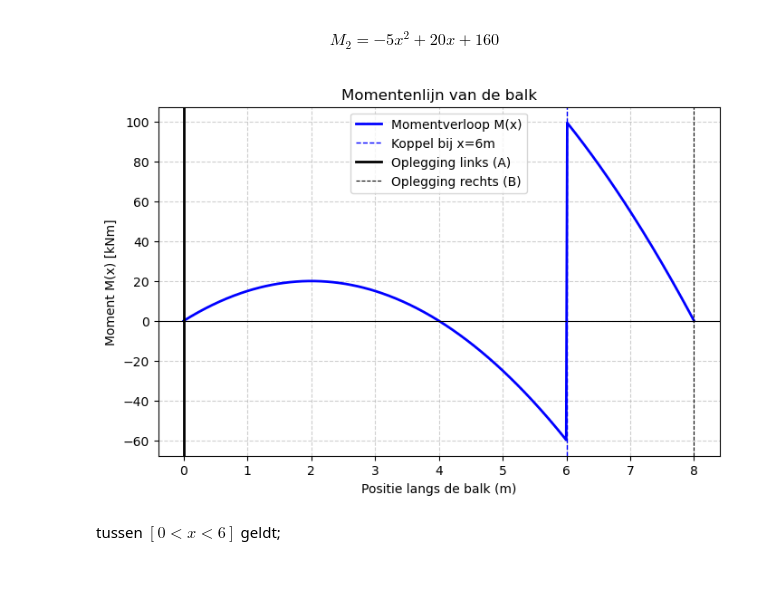
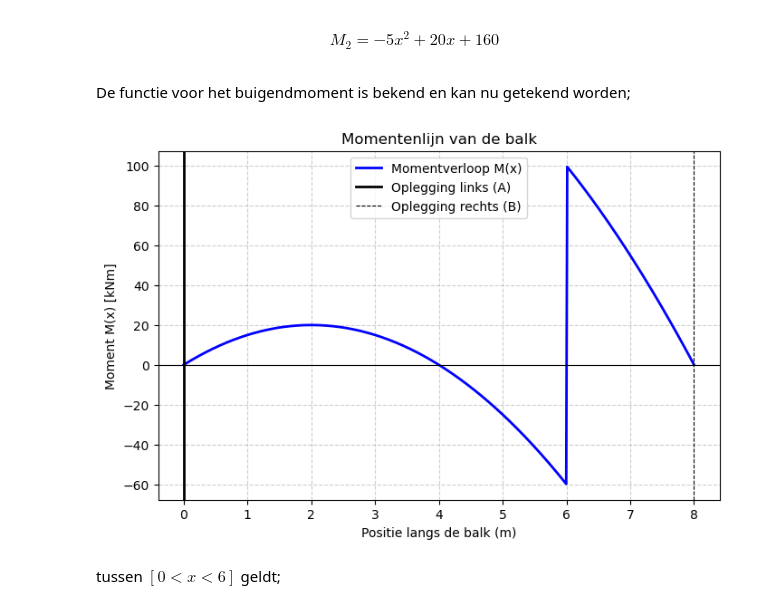
Before and after one commit to HHS-boeken/Mechanica, a Jupyter notebook: book/H1/Opgave_les3.ipynb, the cells around one changed output. Cells and saved outputs as stored; diff of their text form; code cells hidden in the pictures; blank space fills up the shorter version.

```diff
--- a/book/H1/Opgave_les3.ipynb
+++ b/book/H1/Opgave_les3.ipynb
@@ -12,6 +12,8 @@ tussen $[6 < x < 8]$ geldt;
 \begin{align}
  M_2 = -5x^2+20x+160
 \end{align}
+# %% [markdown]
+De functie voor het buigendmoment is bekend en kan nu getekend worden;
 # %%
 import numpy as np
 import matplotlib.pyplot as plt
@@ -21,35 +23,35 @@ L = 8       # Lengte van de balk (m)
 x_C = 6     # Locatie van het koppel (m)
 q = -10     # Verdeelde belasting (kN/m, naar beneden)
 M_C = 160   # Koppel (kNm, met de klok mee)
 R_A = 20    # Reactiekracht bij A (kN)
 R_B = 60    # Reactiekracht bij B (kN)
 
 # Discretisatie van de balk
 x_values = np.linspace(0, L, 500)
 M_values = np.zeros_like(x_values)
 
 # Momentverloop berekenen
 for i, x in enumerate(x_values):
     if x < x_C:  # Links van het koppel
         M_values[i] = R_A * x + (q / 2) * x**2
     else:  # Rechts van het koppel
         M_values[i] = R_A * x + (q / 2) * x**2 + M_C  # Sprong in moment door koppel
 
 # Plot de momentenlijn
 plt.figure(figsize=(8, 5))
 plt.plot(x_values, M_values, label="Momentverloop M(x)", linewidth=2, color='blue')
 plt.axhline(0, color='black', linewidth=0.8)
-plt.axvline(x_C, color='blue', linestyle='dashed', linewidth=1, label="Koppel bij x=6m")
+#plt.axvline(x_C, color='blue', linestyle='dashed', linewidth=1, label="Koppel bij x=6m")
 plt.axvline(0, color='black', linewidth=2, label="Oplegging links (A)")
 plt.axvline(L, color='black', linestyle='dashed', linewidth=0.8, label="Oplegging rechts (B)")
 plt.xlabel("Positie langs de balk (m)")
 plt.ylabel("Moment M(x) [kNm]")
 plt.title("Momentenlijn van de balk")
 plt.grid(True, linestyle='--', alpha=0.6)
 plt.legend()
 plt.show()
 # %% [output]
-[figure, old version]
+[figure, new version]
 # %% [markdown]
 tussen $[0 < x < 6]$ geldt;
 # %% [markdown]
```
Also changed, not shown: parts of 16 cells of this notebook.
